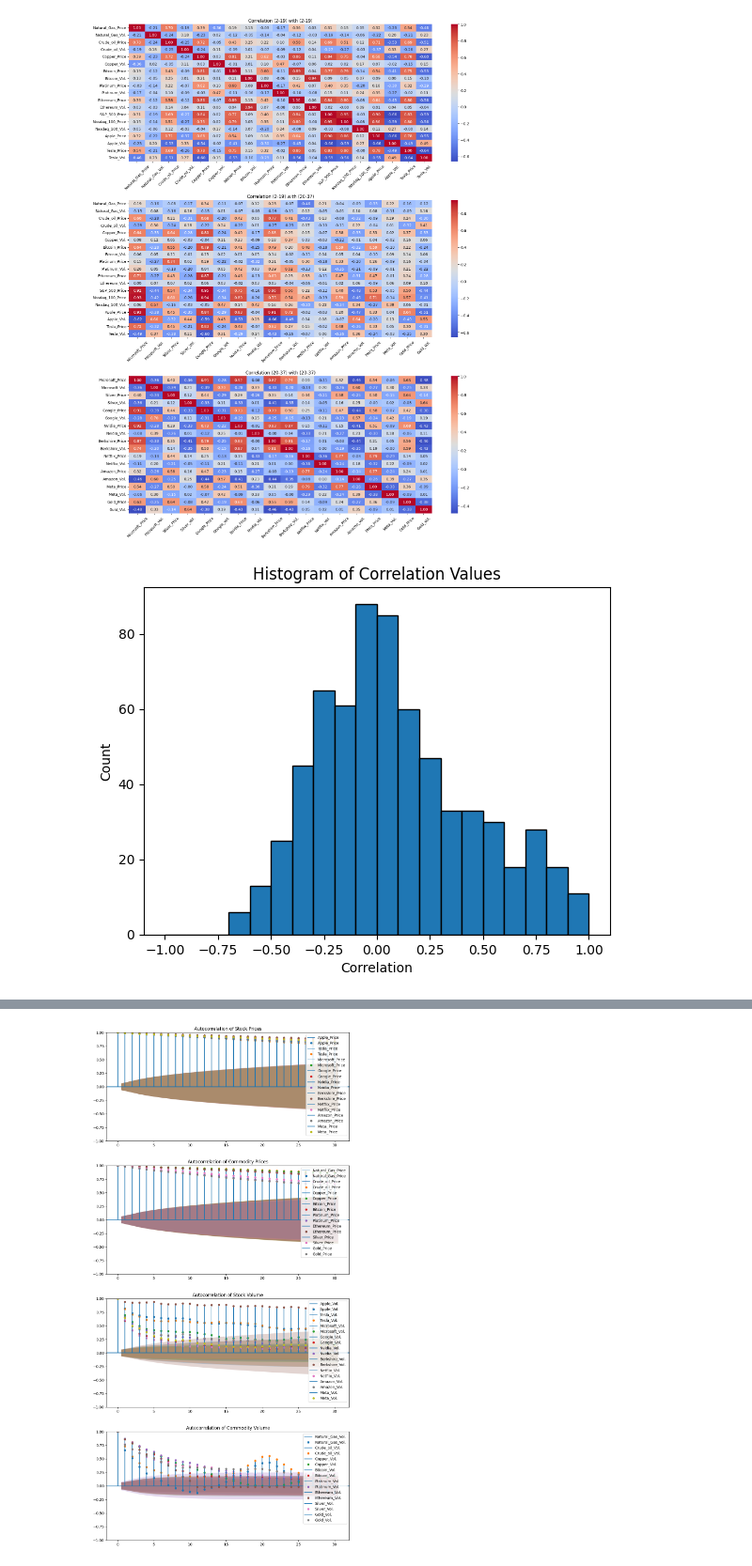
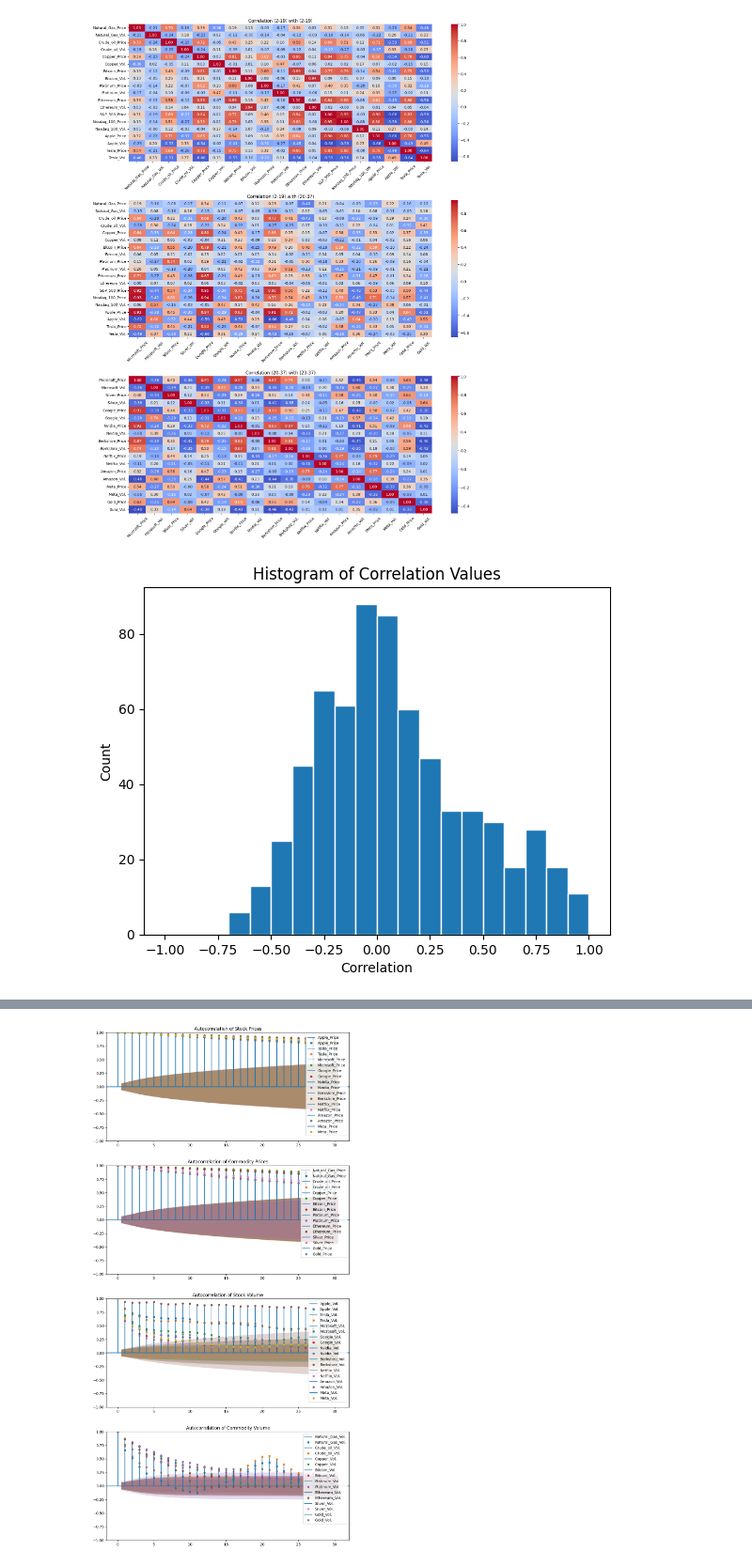
Before and after one commit to alexrpugh/US-Market-Research, a Jupyter notebook: US-Economy-Code.ipynb, the cells around one changed output, grey strips where cells are left out. Shown at 94% size. Cells and saved outputs as stored; diff of their text form; code cells hidden in the pictures.

```diff
--- a/US-Economy-Code.ipynb
+++ b/US-Economy-Code.ipynb
@@ -143,19 +184,19 @@ plt.show()
 # %%
 correlation_matrix = df.corr()
 
 # Flatten the correlation matrix into a 1D array (excluding the diagonal)
 corr_values = correlation_matrix.values[np.triu_indices_from(correlation_matrix, k=1)]
 
 # Create the histogram with bins of size 0.1
-plt.hist(corr_values, bins=np.arange(-1, 1.1, 0.1), edgecolor='black')
+plt.hist(corr_values, bins=np.arange(-1, 1.1, 0.1), edgecolor='white')
 
 # Add labels and title
 plt.xlabel('Correlation')
 plt.ylabel('Count')
 plt.title('Histogram of Correlation Values')
 
 # Show the plot
 plt.show()
 # %% [output]
-[figure, old version]
+[figure, new version]
 # %%
```
Also changed, not shown: parts of 11 cells of this notebook, 3 other files.
